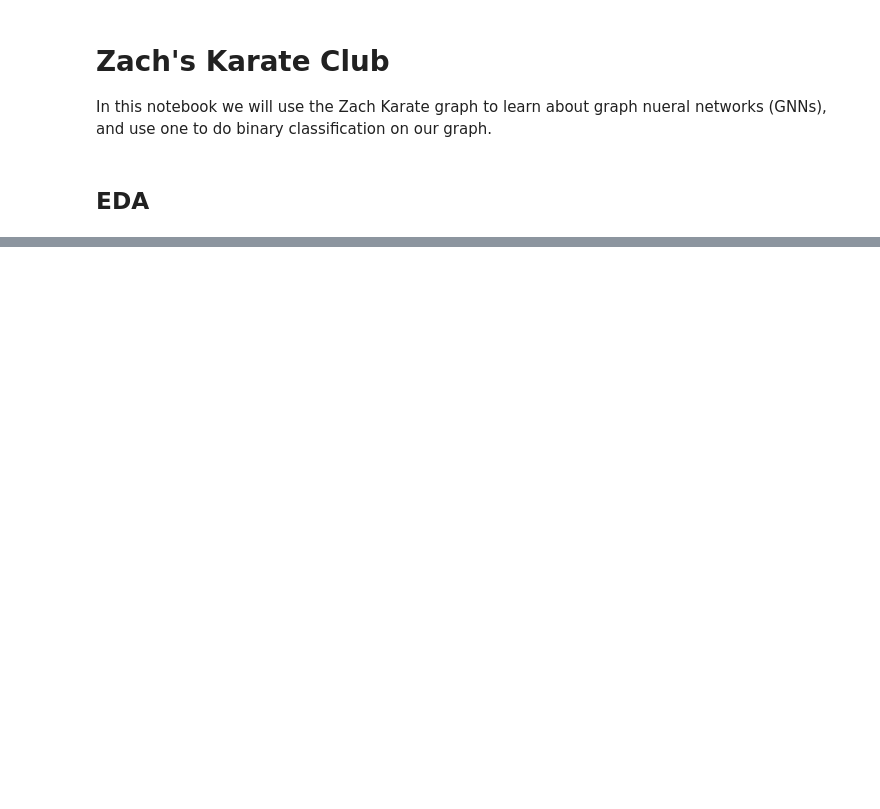
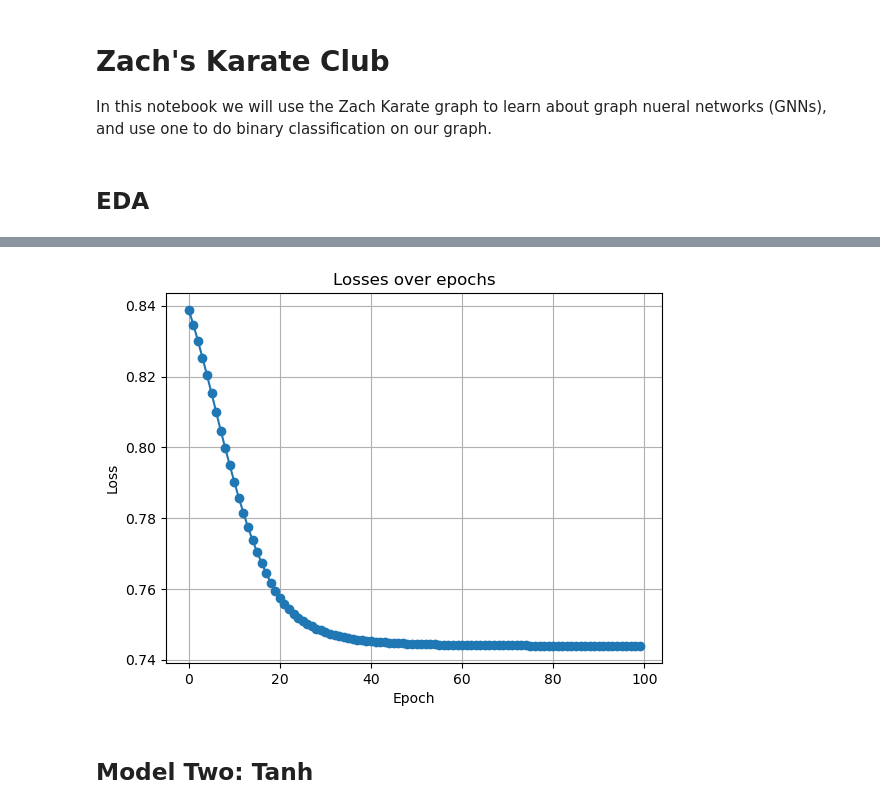
Before and after one commit to mskmay66/zachs_karate, a Jupyter notebook: zachs_karate.ipynb, the cells around one changed output, grey strips where cells are left out. Cells and saved outputs as stored; diff of their text form; code cells hidden in the pictures; blank space fills up the shorter version.

```diff
--- a/zachs_karate.ipynb
+++ b/zachs_karate.ipynb
@@ -51,0 +131,4 @@ node_features = pd.DataFrame([0 if G.nodes[n]['club'] == 'Mr. Hi' else 1 for n i
+# %%
+model_w_softmx = KarateGCN(G.num_classes, softmax=True)
+# %%
+losses_w_s = train(data=G, model=model_w_softmx, num_epochs=100)
@@ -51,0 +140,6 @@ node_features = pd.DataFrame([0 if G.nodes[n]['club'] == 'Mr. Hi' else 1 for n i
+# %%
+plot(losses_w_s)
+# %% [output]
+[figure, added]
+# %% [markdown]
+## Model Two: Tanh
```
Also changed, not shown: parts of 33 cells of this notebook.
